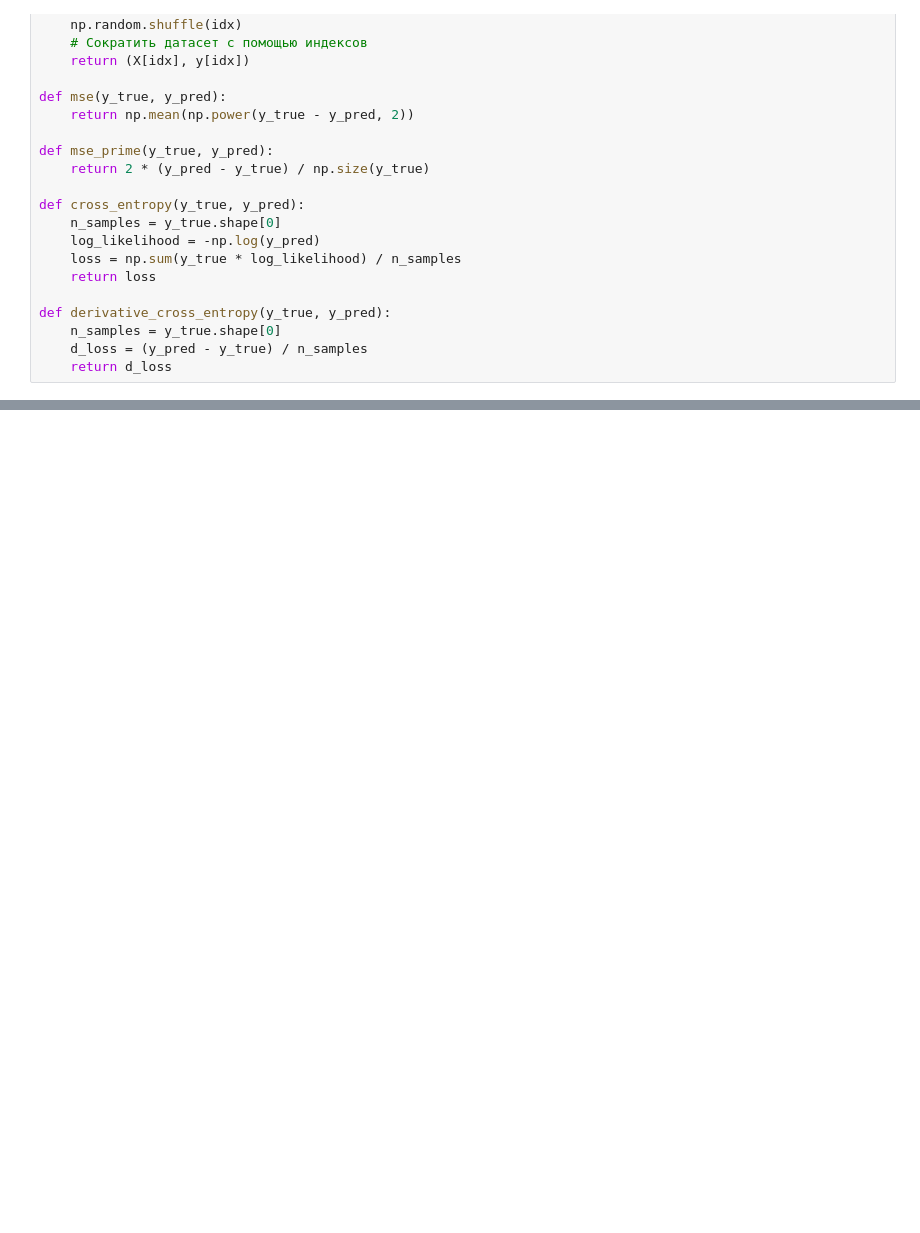
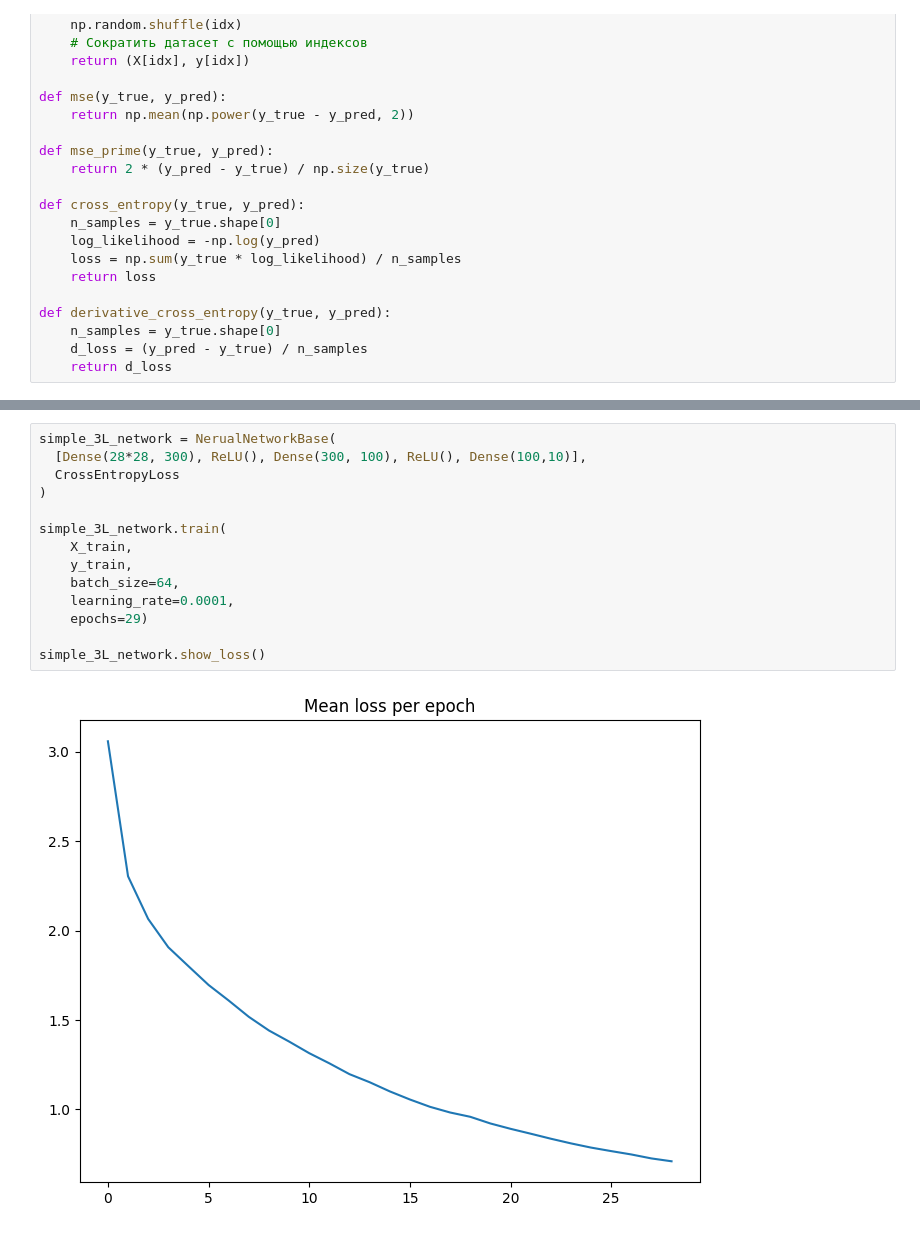
Before and after one commit to IvaMorozilka/CNN-LeNet, a Jupyter notebook: CNN_V3.ipynb, the cells around one changed output, grey strips where cells are left out. Saved outputs shown, nothing was run; the diff lists cells and outputs as text; blank space fills up the shorter version.

```diff
--- a/CNN_V3.ipynb
+++ b/CNN_V3.ipynb
@@ -348,3 +494,19 @@ plt.show()
+# %%
+simple_3L_network = NerualNetworkBase(
+  [Dense(28*28, 300), ReLU(), Dense(300, 100), ReLU(), Dense(100,10)],
+  CrossEntropyLoss
+)
+
+simple_3L_network.train(
+    X_train,
+    y_train,
+    batch_size=64,
+    learning_rate=0.0001,
+    epochs=29)
+
+simple_3L_network.show_loss()
+# %% [output]
+[figure, added]
 # %%
 predictions = [
     np.argmax(simple_3L_network.predict(x)) for x in X_test]
```
Also changed, not shown: parts of 13 cells of this notebook.
